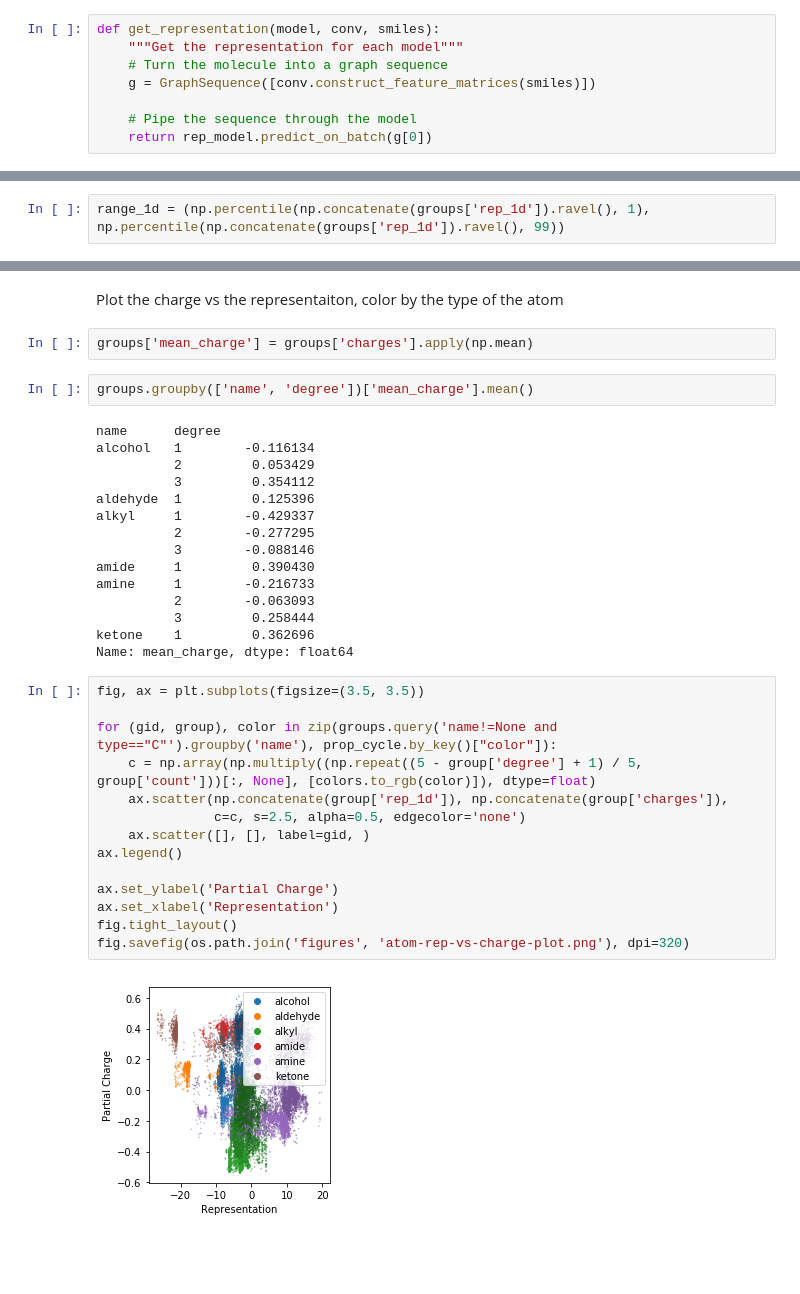
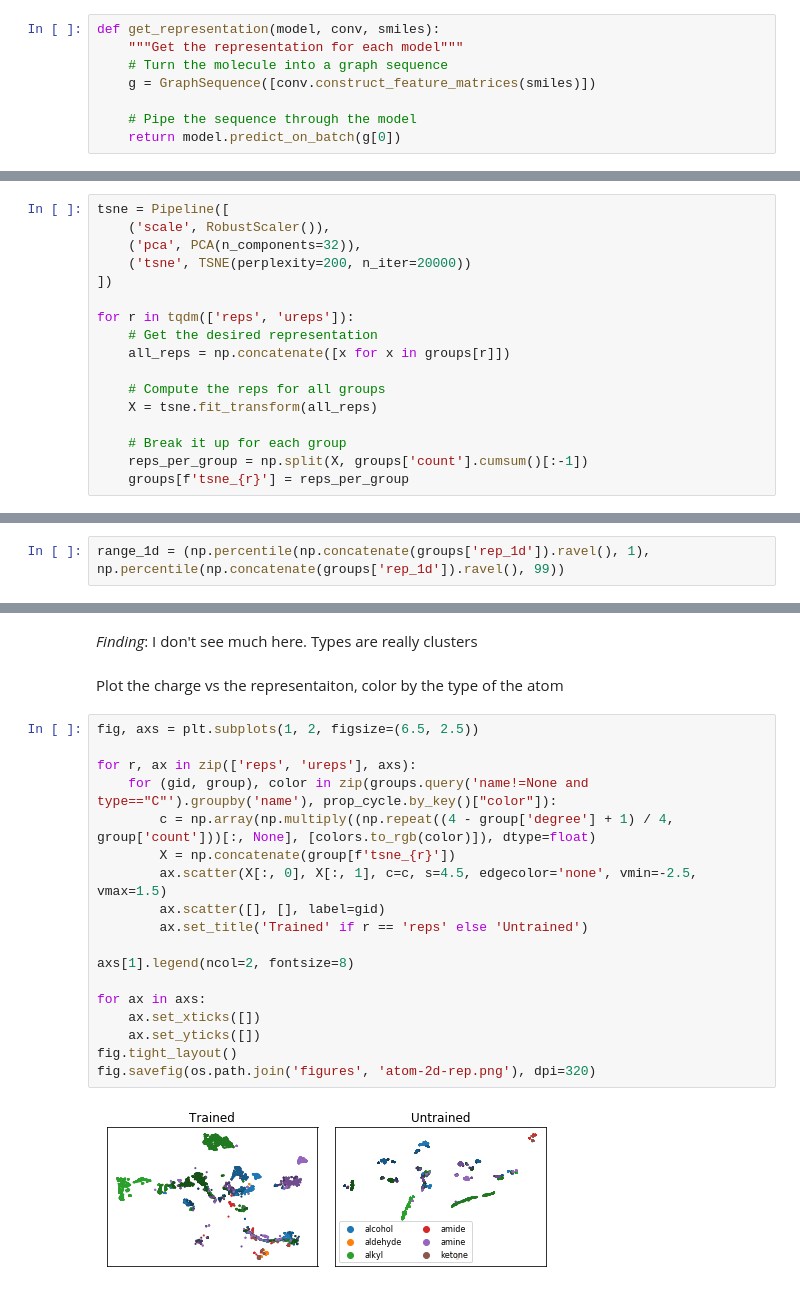
Before and after one commit to globus-labs/solvation-energy-ml, a Jupyter notebook: learned-representations/0_functional-group-representations.ipynb, the cells around one changed output, grey strips where cells are left out. Saved outputs shown, nothing was run; the diff lists cells and outputs as text; blank space fills up the shorter version.

Commit message:
Use tSNE for better clustering

```diff
--- a/learned-representations/0_functional-group-representations.ipynb
+++ b/learned-representations/0_functional-group-representations.ipynb
@@ -151,5 +158,5 @@ def get_representation(model, conv, smiles):
     g = GraphSequence([conv.construct_feature_matrices(smiles)])
 
     # Pipe the sequence through the model
-    return rep_model.predict_on_batch(g[0])
+    return model.predict_on_batch(g[0])
 # %%
@@ -243,3 +262,20 @@ for d in tqdm([1, 2]):
+# %%
+tsne = Pipeline([
+    ('scale', RobustScaler()),
+    ('pca', PCA(n_components=32)),
+    ('tsne', TSNE(perplexity=200, n_iter=20000))
+])
+
+for r in tqdm(['reps', 'ureps']):
+    # Get the desired representation
+    all_reps = np.concatenate([x for x in groups[r]])
+
+    # Compute the reps for all groups
+    X = tsne.fit_transform(all_reps)
+
+    # Break it up for each group
+    reps_per_group = np.split(X, groups['count'].cumsum()[:-1])
+    groups[f'tsne_{r}'] = reps_per_group
 # %% [markdown]
 ## Investigate Tie between Partial Charge, Solvation Energy and MPNN Representations
 We want to see how whether these groups correspond well to each other
@@ -264,37 +300,24 @@ fig.tight_layout()
+# %% [markdown]
+*Finding*: I don't see much here. Types are really clusters
 # %% [markdown]
 Plot the charge vs the representaiton, color by the type of the atom
-# %%
-groups['mean_charge'] = groups['charges'].apply(np.mean)
-# %%
-groups.groupby(['name', 'degree'])['mean_charge'].mean()
-# %% [output]
-name      degree
-alcohol   1        -0.116134
-          2         0.053429
-          3         0.354112
-aldehyde  1         0.125396
-alkyl     1        -0.429337
-          2        -0.277295
-          3        -0.088146
-amide     1         0.390430
-amine     1        -0.216733
-          2        -0.063093
-          3         0.258444
-ketone    1         0.362696
-Name: mean_charge, dtype: float64
 # %%
-fig, ax = plt.subplots(figsize=(3.5, 3.5))
+fig, axs = plt.subplots(1, 2, figsize=(6.5, 2.5))
 
-for (gid, group), color in zip(groups.query('name!=None and type=="C"').groupby('name'), prop_cycle.by_key()["color"]):
-    c = np.array(np.multiply((np.repeat((5 - group['degree'] + 1) / 5, group['count']))[:, None], [colors.to_rgb(color)]), dtype=float)
-    ax.scatter(np.concatenate(group['rep_1d']), np.concatenate(group['charges']),
-               c=c, s=2.5, alpha=0.5, edgecolor='none')
-    ax.scatter([], [], label=gid, )
-ax.legend()
+for r, ax in zip(['reps', 'ureps'], axs):
+    for (gid, group), color in zip(groups.query('name!=None and type=="C"').groupby('name'), prop_cycle.by_key()["color"]):
+        c = np.array(np.multiply((np.repeat((4 - group['degree'] + 1) / 4, group['count']))[:, None], [colors.to_rgb(color)]), dtype=float)
+        X = np.concatenate(group[f'tsne_{r}'])
+        ax.scatter(X[:, 0], X[:, 1], c=c, s=4.5, edgecolor='none', vmin=-2.5, vmax=1.5)
+        ax.scatter([], [], label=gid)
+        ax.set_title('Trained' if r == 'reps' else 'Untrained')
 
-ax.set_ylabel('Partial Charge')
-ax.set_xlabel('Representation')
+axs[1].legend(ncol=2, fontsize=8)
+
+for ax in axs:
+    ax.set_xticks([])
+    ax.set_yticks([])
 fig.tight_layout()
-fig.savefig(os.path.join('figures', 'atom-rep-vs-charge-plot.png'), dpi=320)
+fig.savefig(os.path.join('figures', 'atom-2d-rep.png'), dpi=320)
 # %% [output]
-[figure, old version]
+[figure, new version]
```
Also changed, not shown: parts of 16 cells of this notebook, 4 other files.
